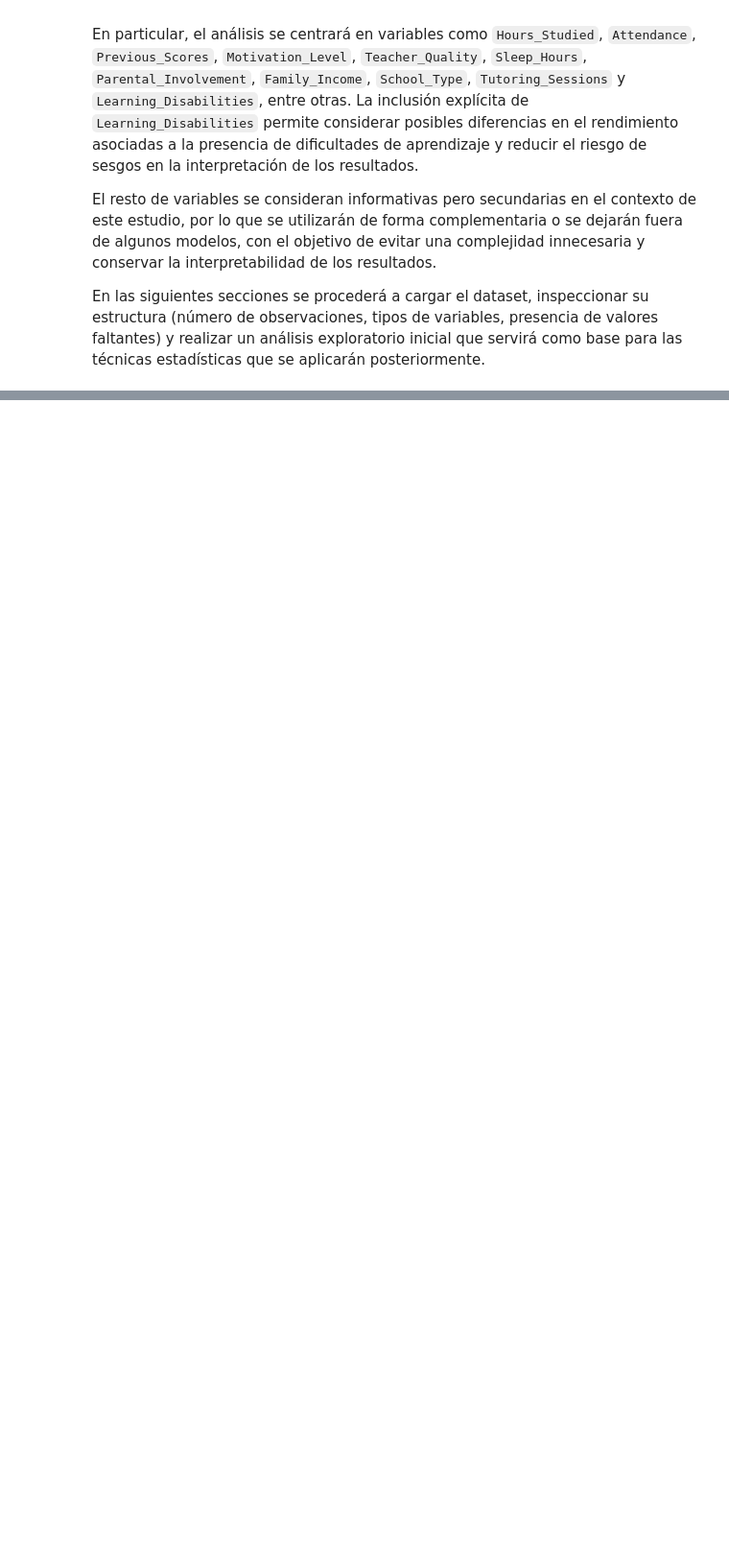
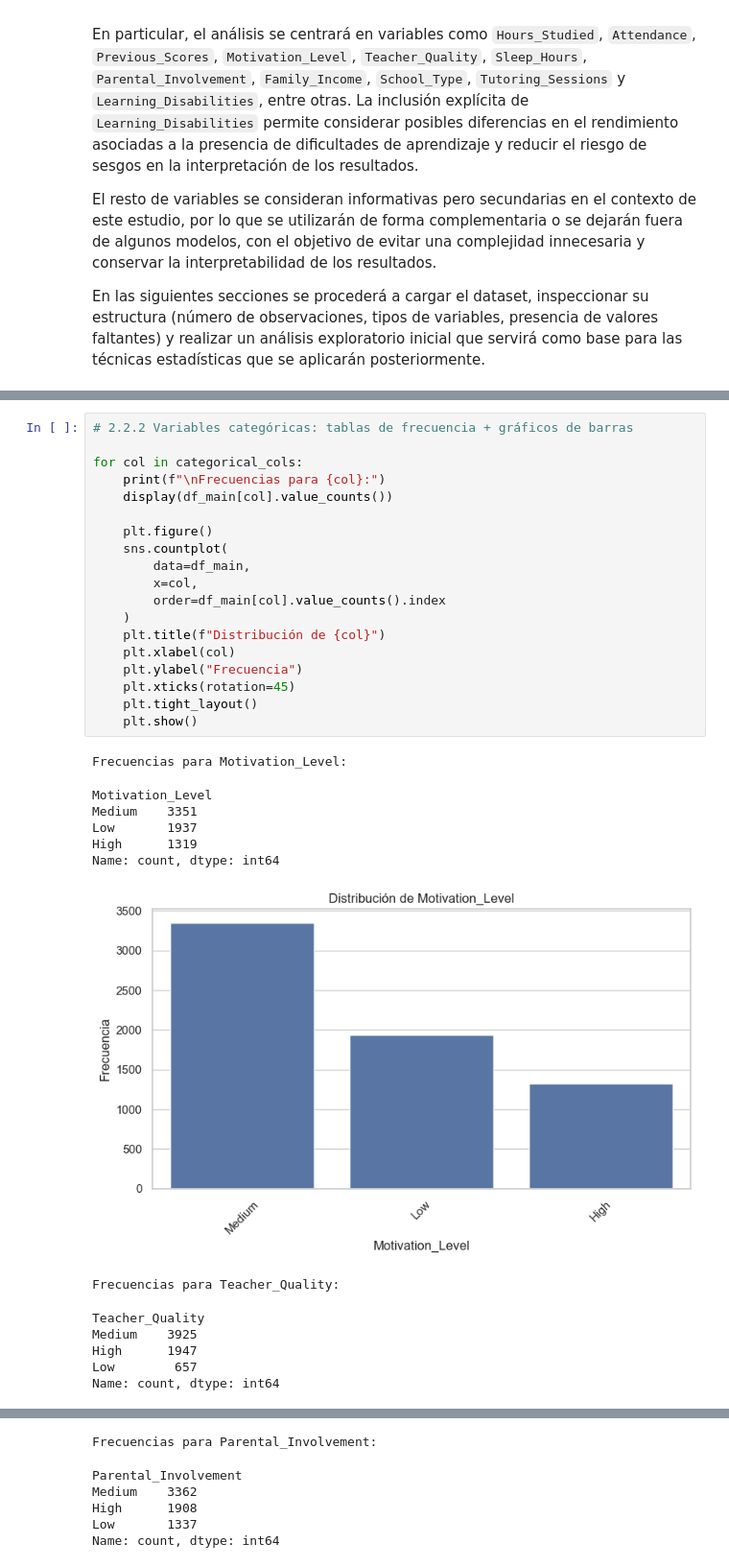
Before and after one commit to Ray-M05/Student-Performance-Predictor, a Jupyter notebook: StudentPerformance.ipynb, the cells around one changed output, grey strips where cells are left out. Shown at 96% size. Saved outputs shown, nothing was run; the diff lists cells and outputs as text; blank space fills up the shorter version.

```diff
--- a/StudentPerformance.ipynb
+++ b/StudentPerformance.ipynb
@@ -125,0 +286,33 @@ dtype: int64
+# %%
+# 2.2.2 Variables categóricas: tablas de frecuencia + gráficos de barras
+
+for col in categorical_cols:
+    print(f"\nFrecuencias para {col}:")
+    display(df_main[col].value_counts())
+
+    plt.figure()
+    sns.countplot(
+        data=df_main,
+        x=col,
+        order=df_main[col].value_counts().index
+    )
+    plt.title(f"Distribución de {col}")
+    plt.xlabel(col)
+    plt.ylabel("Frecuencia")
+    plt.xticks(rotation=45)
+    plt.tight_layout()
+    plt.show()
+# %% [output]
+Frecuencias para Motivation_Level:
+Motivation_Level
+Medium    3351
+Low       1937
+High      1319
+Name: count, dtype: int64
+[figure, added]
+Frecuencias para Teacher_Quality:
+Teacher_Quality
+Medium    3925
+High      1947
+Low        657
+Name: count, dtype: int64
@@ -125,0 +320,6 @@ dtype: int64
+Frecuencias para Parental_Involvement:
+Parental_Involvement
+Medium    3362
+High      1908
+Low       1337
+Name: count, dtype: int64
```
Also changed, not shown: parts of 15 cells of this notebook, 1 other file.
